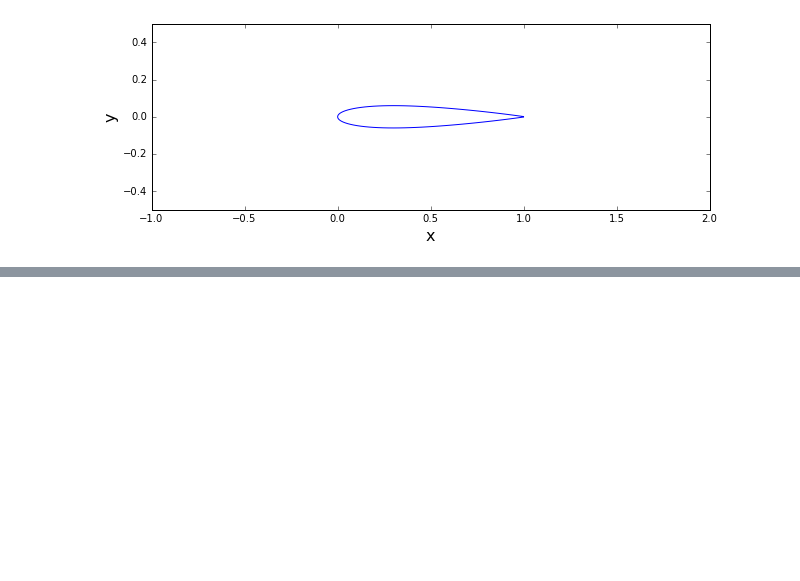
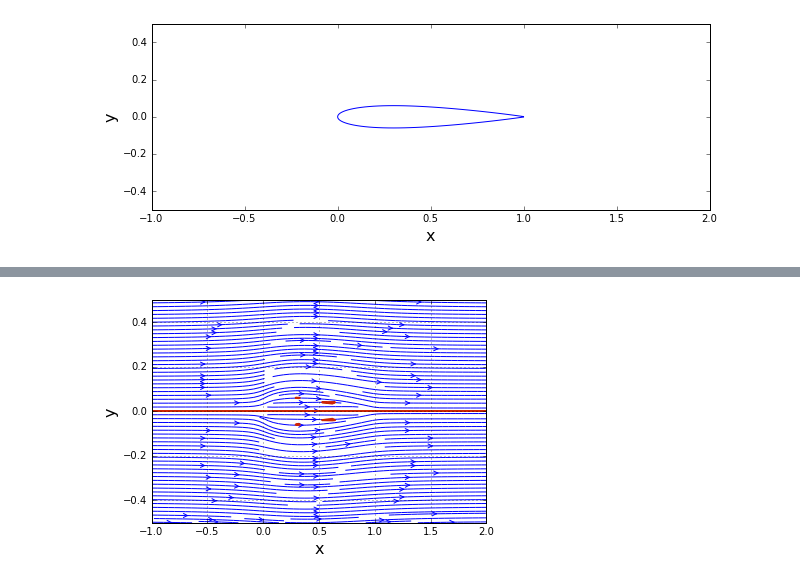
Before and after one commit to alexabaumer/MAE6226, a Jupyter notebook: Baumer_assignment01.ipynb, the cells around one changed output, grey strips where cells are left out. Cells and saved outputs as stored; diff of their text form; code cells hidden in the pictures; blank space fills up the shorter version.

Commit message:
plot with streamlines and outline of airfoil; coefficient of pressure max value calculation

```diff
--- a/Baumer_assignment01.ipynb
+++ b/Baumer_assignment01.ipynb
@@ -52,0 +49,9 @@ len(sigma)
+# %%
+#velocities for sources
+u_airfoil = numpy.zeros((N,N))
+v_airfoil = numpy.zeros((N,N))
+
+for i in range(0, len(sigma)):
+    u, v = get_velocity(sigma[i], airfoil_x[i], airfoil_y[i], X, Y)
+    u_airfoil += u
+    v_airfoil += v
@@ -52,0 +74,33 @@ len(sigma)
+# %%
+#stream function for sources
+
+psi_airfoil = numpy.zeros((N,N))
+for i in range(0, len(sigma)):
+    psi = get_stream_function(sigma[i], airfoil_x[i], airfoil_y[i], X, Y)
+    psi_airfoil += psi
+# %%
+#freestream information
+u_inf = 1.0
+u_freestream = u_inf * numpy.ones((N,N), dtype = float)
+v_freestream = numpy.zeros((N,N), dtype = float)
+psi_freestream = u_inf * Y
+# %%
+#superposition
+
+u = u_airfoil + u_freestream
+v = v_airfoil + v_freestream
+psi = psi_airfoil + psi_freestream
+# %%
+#plotting streamlines
+
+#size = 10
+#pyplot.figure(figsize=(size, (y_end - y_start)/(x_end - x_start) * size))
+pyplot.grid(True)
+pyplot.xlabel('x', fontsize = 16)
+pyplot.ylabel('y', fontsize = 16)
+pyplot.xlim(x_start, x_end)
+pyplot.ylim(y_start, y_end)
+pyplot.streamplot(X, Y, u, v, density = 2, linewidth=1, arrowsize=1, arrowstyle='->')
+pyplot.contour(X, Y, psi, levels=[0.], colors='#CD2305', linewidths=2, linestyles='solid');
+# %% [output]
+[figure, added]
```
Also changed, not shown: parts of 5 cells of this notebook.
